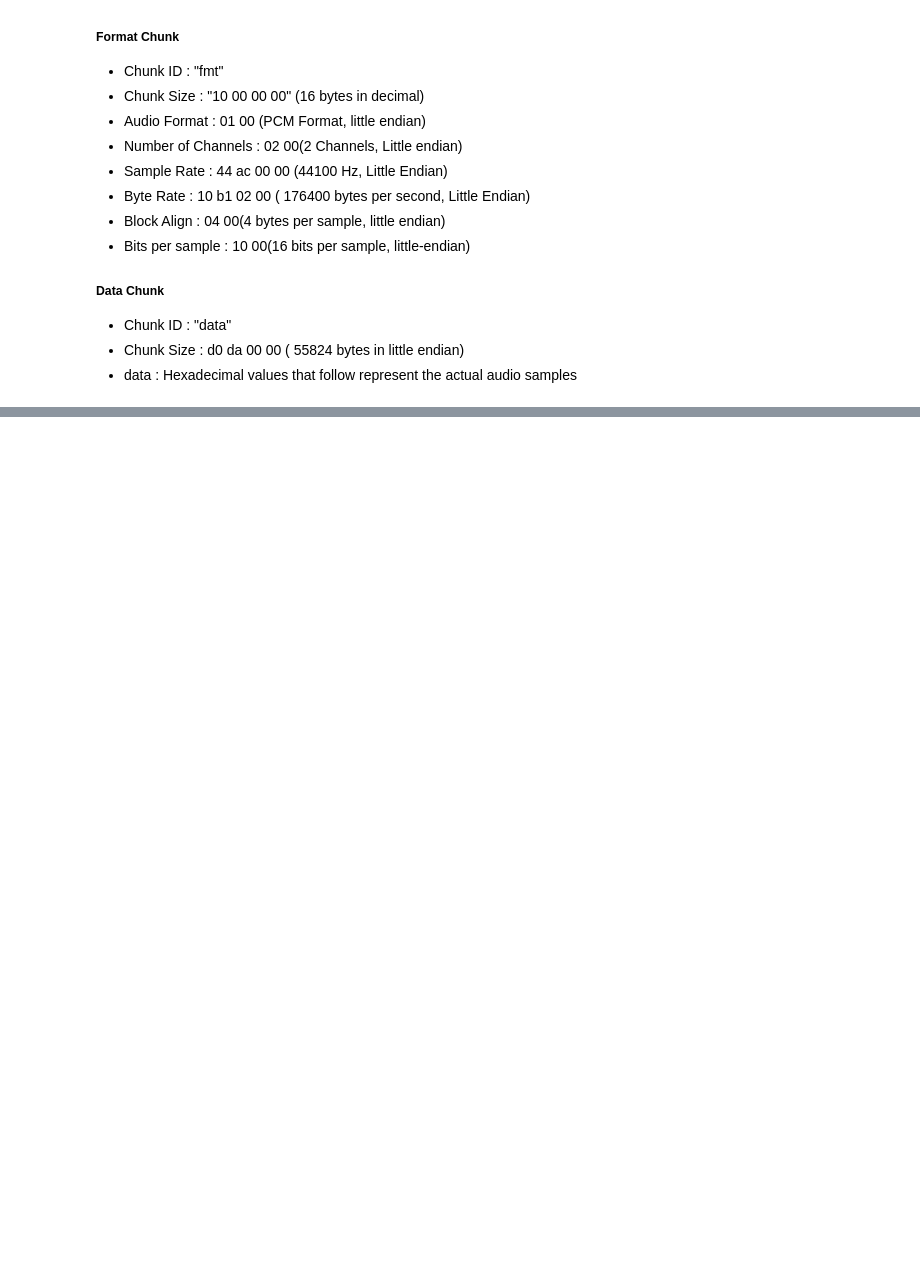
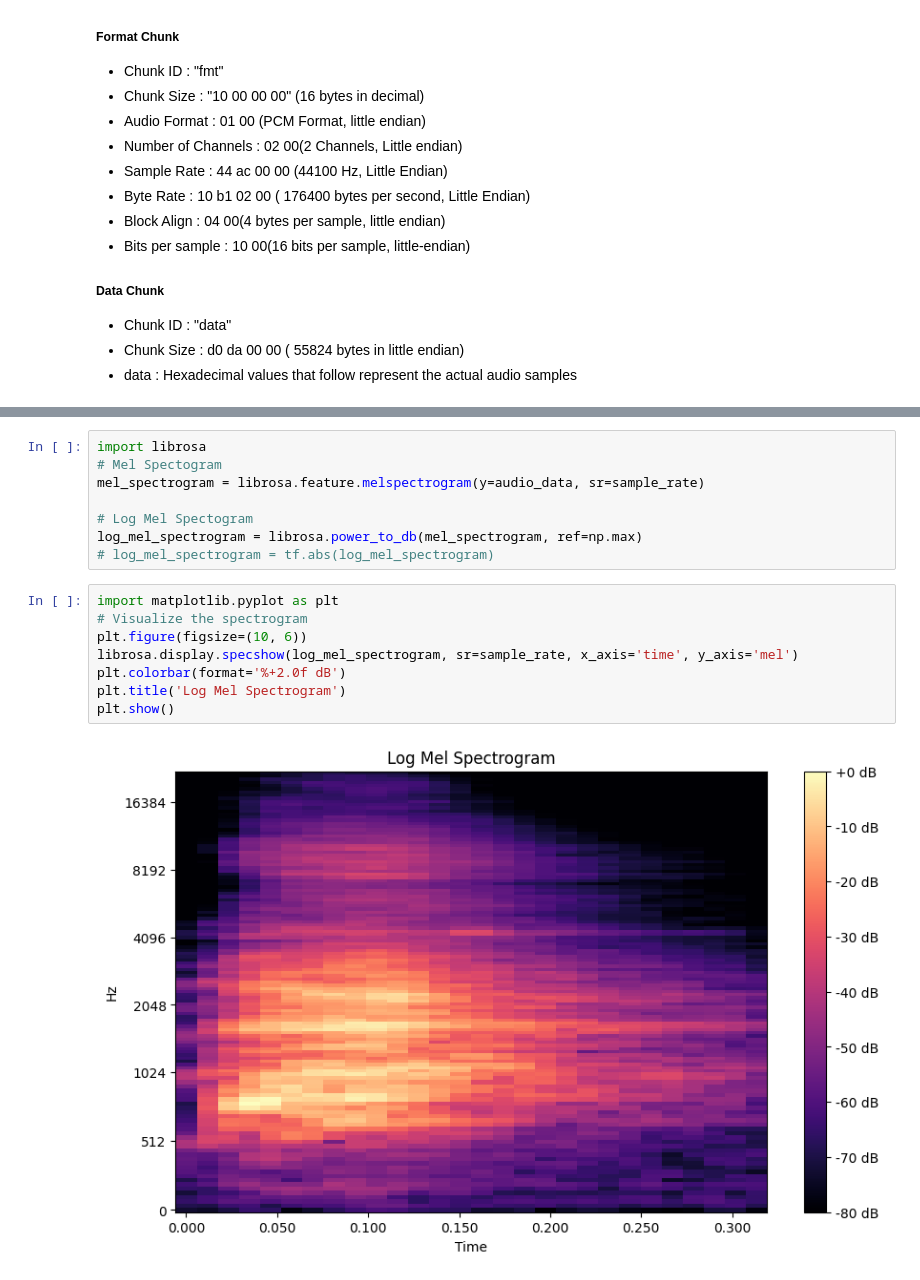
Before and after one commit to Jatin7385/Reading_WAV_Files_Without_Libraries, a Jupyter notebook: Reading_WAV_Files_Without_Libraries.ipynb, the cells around one changed output, grey strips where cells are left out. Saved outputs shown, nothing was run; the diff lists cells and outputs as text; blank space fills up the shorter version.

```diff
--- a/Reading_WAV_Files_Without_Libraries.ipynb
+++ b/Reading_WAV_Files_Without_Libraries.ipynb
@@ -110,0 +168,18 @@ Type of data array : <class 'numpy.float32'>
+# %%
+import librosa
+# Mel Spectogram
+mel_spectrogram = librosa.feature.melspectrogram(y=audio_data, sr=sample_rate)
+
+# Log Mel Spectogram
+log_mel_spectrogram = librosa.power_to_db(mel_spectrogram, ref=np.max)
+# log_mel_spectrogram = tf.abs(log_mel_spectrogram)
+# %%
+import matplotlib.pyplot as plt
+# Visualize the spectrogram
+plt.figure(figsize=(10, 6))
+librosa.display.specshow(log_mel_spectrogram, sr=sample_rate, x_axis='time', y_axis='mel')
+plt.colorbar(format='%+2.0f dB')
+plt.title('Log Mel Spectrogram')
+plt.show()
+# %% [output]
+[figure, added]
```
Also changed, not shown: parts of 11 cells of this notebook.
